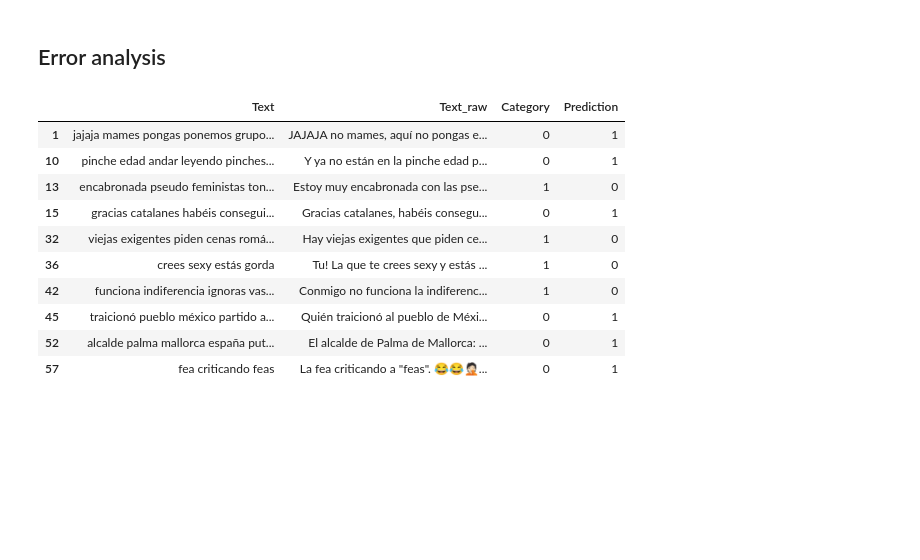
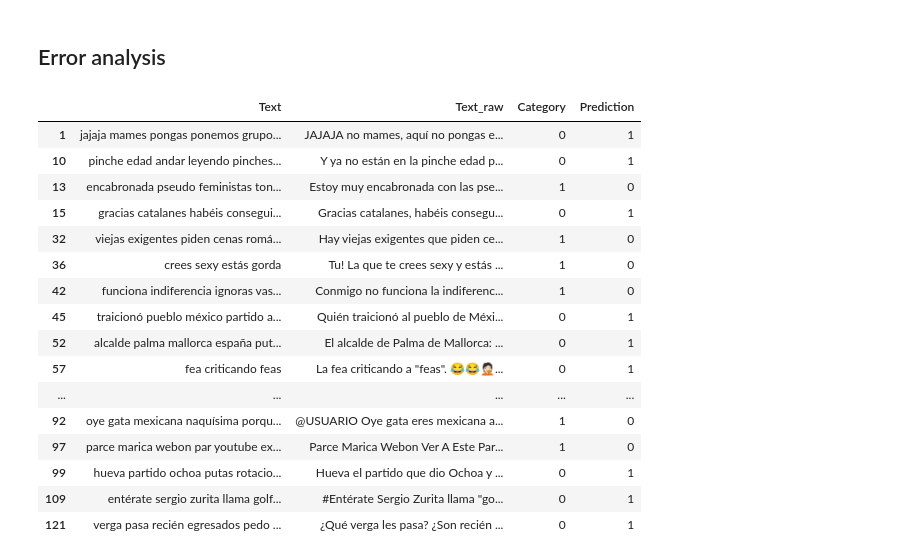
Before and after one commit to lilianabs/aggressiveness-detection-mex-spa, a Jupyter notebook: notebooks/Error_analysis.ipynb, the cells around one changed output. Saved outputs shown, nothing was run; the diff lists cells and outputs as text; code cells hidden in the pictures; blank space fills up the shorter version.

```diff
--- a/notebooks/Error_analysis.ipynb
+++ b/notebooks/Error_analysis.ipynb
@@ -70,16 +70,22 @@ weighted avg       0.83      0.84      0.83      1467
 # %% [markdown]
 ## Error analysis
 # %%
-df[df["Category"] != df["Prediction"]][[text_column, "Text_raw", label_column, "Prediction"]].head(10)
+df[df["Category"] != df["Prediction"]][[text_column, "Text_raw", label_column, "Prediction"]].head(20)
 # %% [output]
 |  | Text | Text_raw | Category | Prediction |
 | 1 | jajaja mames pongas ponemos grupo... | JAJAJA no mames, aquí no pongas e... | 0 | 1 |
 | 10 | pinche edad andar leyendo pinches... | Y ya no están en la pinche edad p... | 0 | 1 |
 | 13 | encabronada pseudo feministas ton... | Estoy muy encabronada con las pse... | 1 | 0 |
 | 15 | gracias catalanes habéis consegui... | Gracias catalanes, habéis consegu... | 0 | 1 |
 | 32 | viejas exigentes piden cenas romá... | Hay viejas exigentes que piden ce... | 1 | 0 |
 | 36 | crees sexy estás gorda | Tu! La que te crees sexy y estás ... | 1 | 0 |
 | 42 | funciona indiferencia ignoras vas... | Conmigo no funciona la indiferenc... | 1 | 0 |
 | 45 | traicionó pueblo méxico partido a... | Quién traicionó al pueblo de Méxi... | 0 | 1 |
 | 52 | alcalde palma mallorca españa put... | El alcalde de Palma de Mallorca: ... | 0 | 1 |
 | 57 | fea criticando feas | La fea criticando a "feas". 😂😂🤦🏻‍... | 0 | 1 |
+| ... | ... | ... | ... | ... |
+| 92 | oye gata mexicana naquísima porqu... | @USUARIO Oye gata eres mexicana a... | 1 | 0 |
+| 97 | parce marica webon par youtube ex... | Parce Marica Webon Ver A Este Par... | 1 | 0 |
+| 99 | hueva partido ochoa putas rotacio... | Hueva el partido que dio Ochoa y ... | 0 | 1 |
+| 109 | entérate sergio zurita llama golf... | #Entérate Sergio Zurita llama "go... | 0 | 1 |
+| 121 | verga pasa recién egresados pedo ... | ¿Qué verga les pasa? ¿Son recién ... | 0 | 1 |
```
Also changed, not shown: parts of 3 cells of this notebook.
